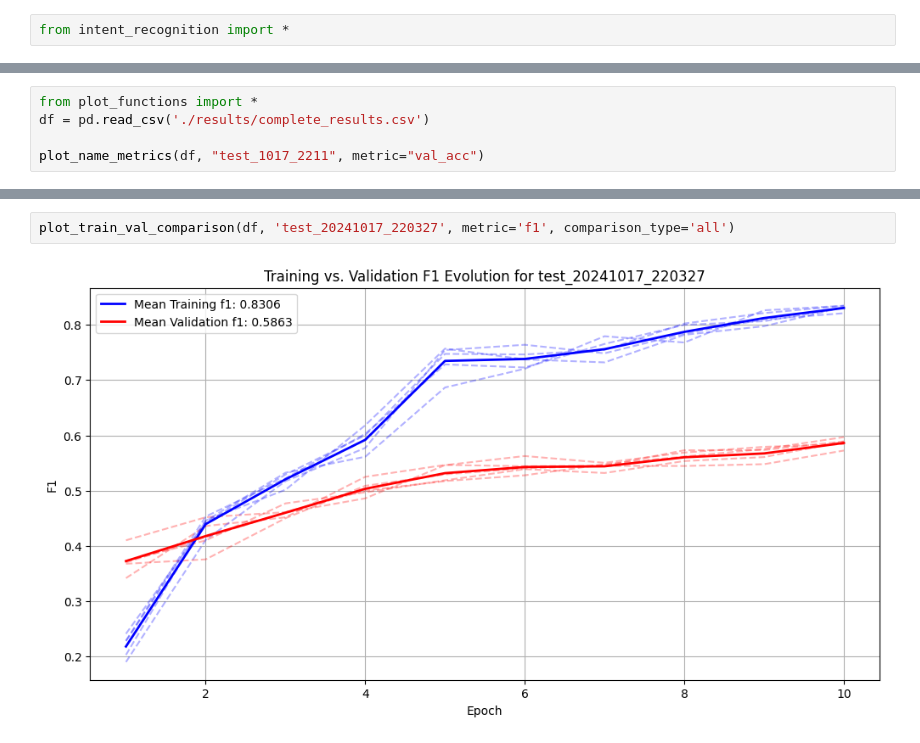
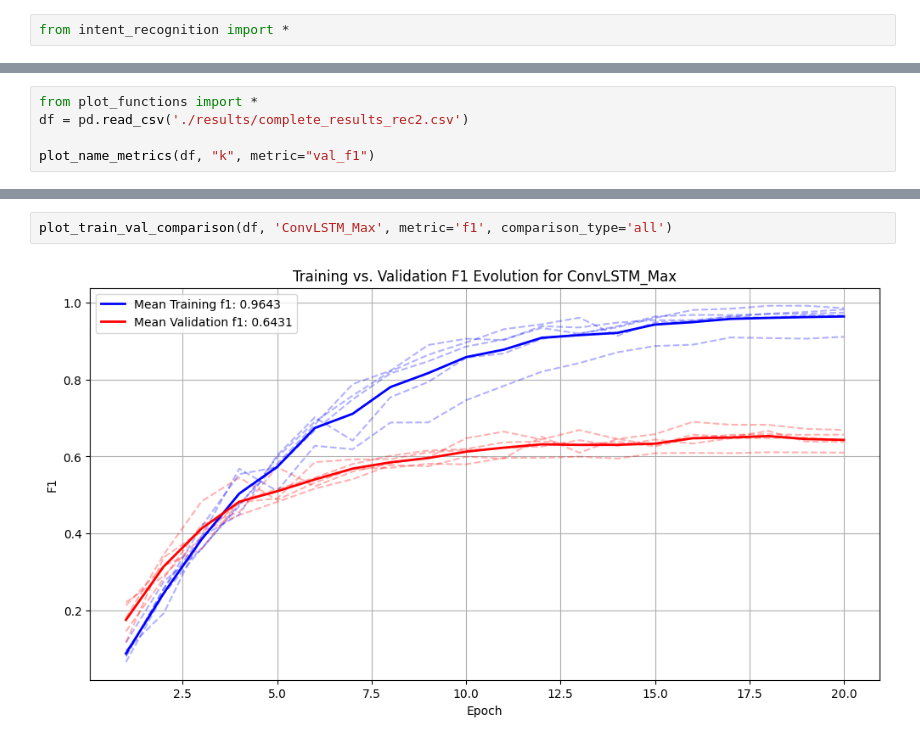
Before and after one commit to pauhidalgoo/frame-based-system, a Jupyter notebook: experiments.ipynb, the cells around one changed output, grey strips where cells are left out. Drawn from its saved outputs; the diff is of its cells as text.

```diff
--- a/experiments.ipynb
+++ b/experiments.ipynb
@@ -35,6 +59,6 @@ Predicted label:  flight
 # %%
 from plot_functions import *
-df = pd.read_csv('./results/complete_results.csv')
+df = pd.read_csv('./results/complete_results_rec2.csv')
 
-plot_name_metrics(df, "test_1017_2211", metric="val_acc")
+plot_name_metrics(df, "k", metric="val_f1")
 # %% [output]
@@ -50,4 +74,4 @@ plot_compare_architectures(df, metric="training_loss")
 # %%
-plot_train_val_comparison(df, 'test_20241017_220327', metric='f1', comparison_type='all')
+plot_train_val_comparison(df, 'ConvLSTM_Max', metric='f1', comparison_type='all')
 # %% [output]
-[figure, old version]
+[figure, new version]
```
Also changed, not shown: parts of 6 cells of this notebook, 2 other files.
